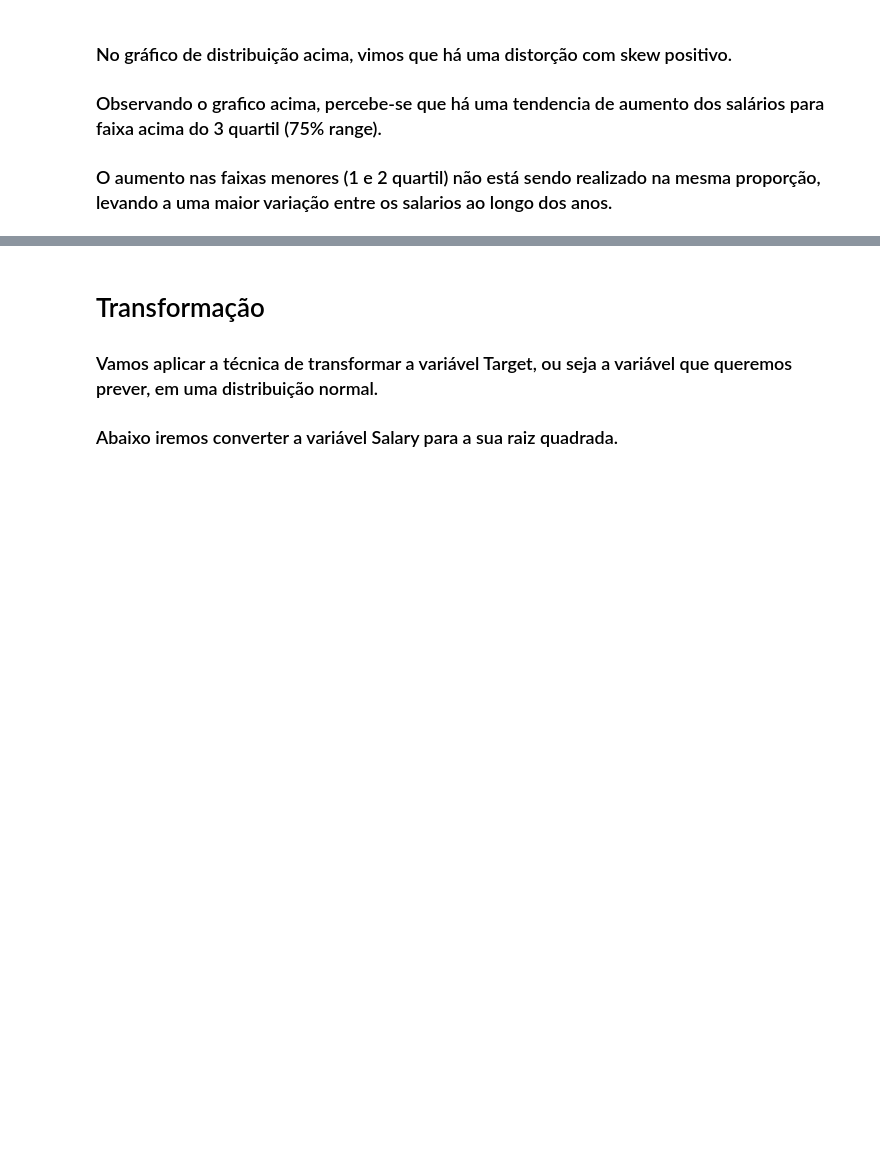
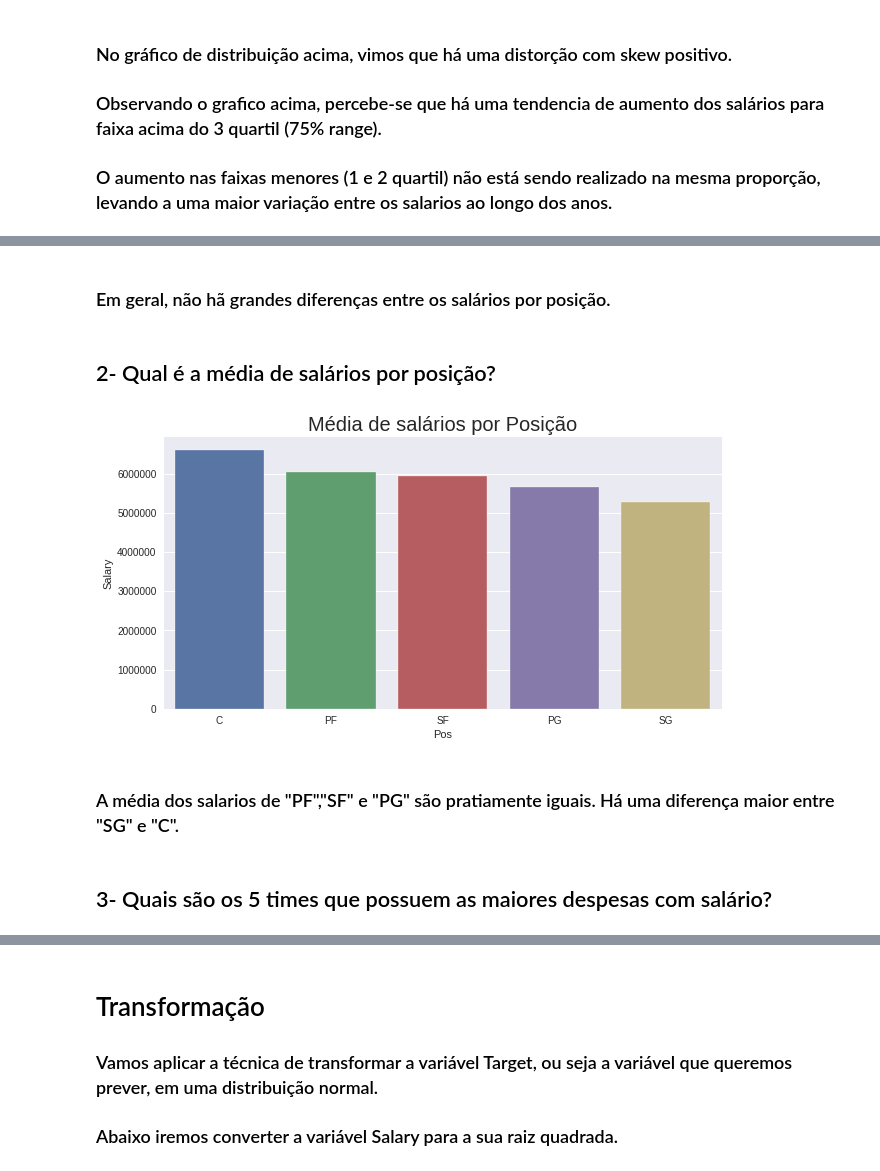
Before and after one commit to thiagobtr/NBA_Salary, a Jupyter notebook: NBA_Salario.ipynb, the cells around one changed output, grey strips where cells are left out. Drawn from its saved outputs; the diff is of its cells as text; code cells hidden in the pictures; blank space fills up the shorter version.

```diff
--- a/NBA_Salario.ipynb
+++ b/NBA_Salario.ipynb
@@ -218,0 +376,18 @@ Kurtosis : 2.1298947894
+# %% [markdown]
+### Em geral, não hã grandes diferenças entre os salários por posição.
+# %% [markdown]
+## 2- Qual é a média de salários por posição?
+# %%
+#gera os dados
+dados = df_group_pos['Salary'].mean().reset_index().sort_values('Salary',ascending=False)
+#define tamanho do plot
+fig,axes=plt.subplots(figsize=(10,5))
+#gera o grafico de barras
+bar= sns.barplot(x='Pos',y='Salary',data=dados,ax=axes);
+bar.set_title('Média de salários por Posição',fontsize=20);
+# %% [output]
+[figure, added]
+# %% [markdown]
+### A média dos salarios de "PF","SF" e "PG" são pratiamente iguais. Há uma diferença maior entre "SG" e "C".
+# %% [markdown]
+## 3- Quais são os 5 times que possuem as maiores despesas com salário?
```
Also changed, not shown: parts of 47 cells of this notebook.
